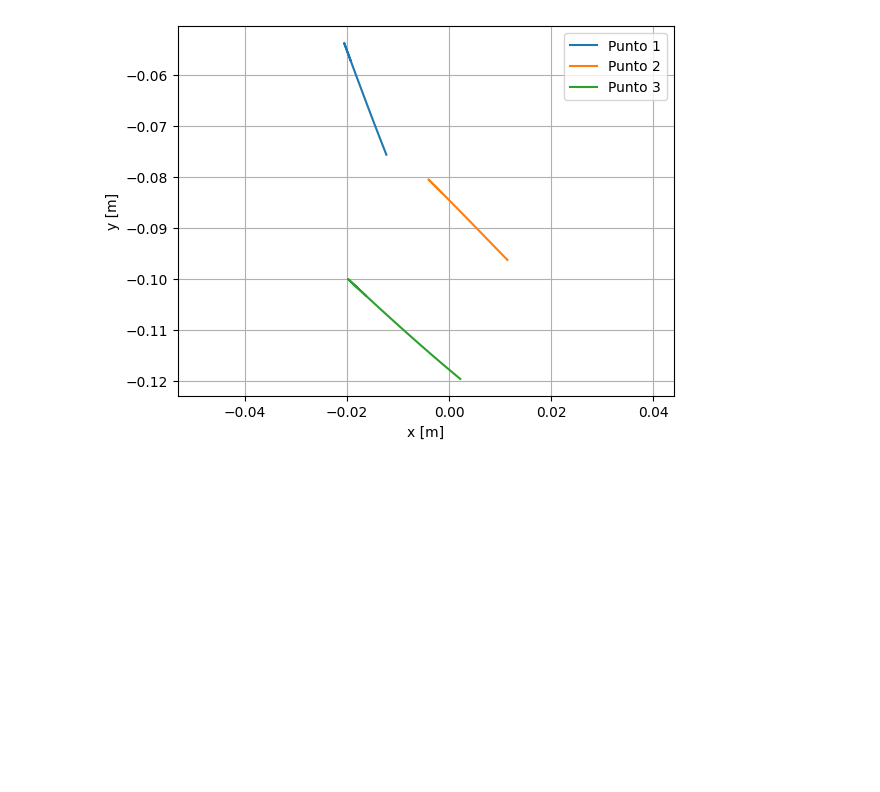
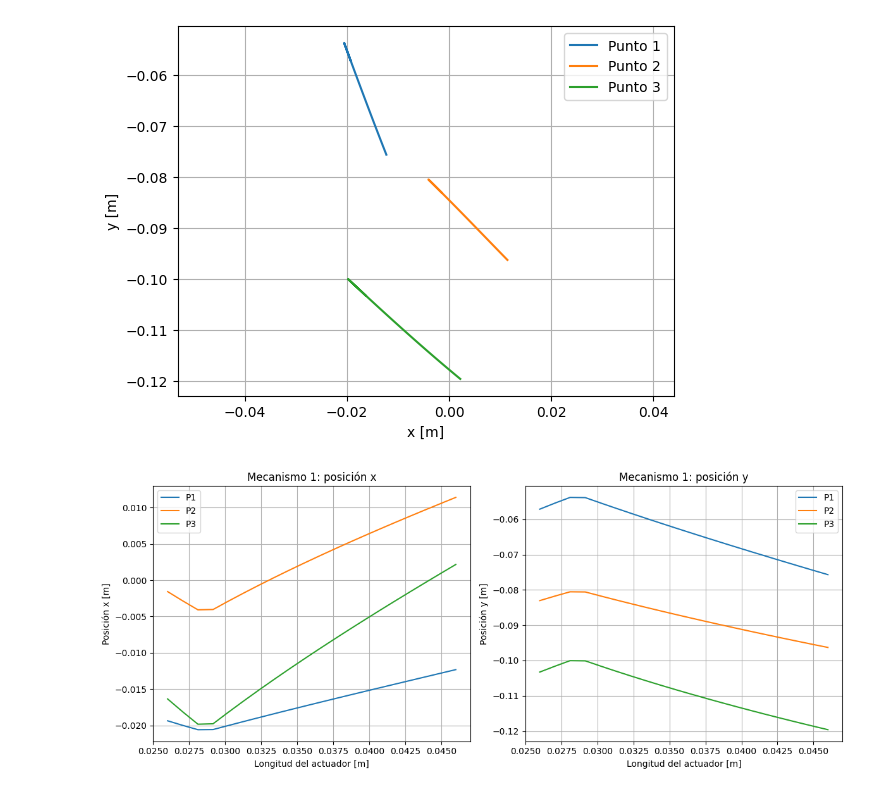
Before and after one commit to JuanPabloSequeraBarrera/Parcial1_dinamica, a Jupyter notebook: parcial1.ipynb, the cells around one changed output. Drawn from its saved outputs; the diff is of its cells as text; code cells hidden in the pictures; blank space fills up the shorter version.

```diff
--- a/parcial1.ipynb
+++ b/parcial1.ipynb
@@ -38,9 +38,9 @@ def posiciones_garra(theta1):
 
         r1 = l1 * A.x
 
-        theta2 = angulo + sympy.acos((r1.dot(N.x)) / l2)
+        theta2 = angulo + sp.acos((r1.dot(N.x)) / l2)
 
-        B = A.orientnew('B', 'Axis', [sympy.pi + theta2, A.z])
+        B = A.orientnew('B', 'Axis', [sp.pi + theta2, A.z])
 
         B4 = B.orientnew('B4', 'Axis', [theta2_4, B.z])
         B5 = B.orientnew('B5', 'Axis', [theta2_5, B.z])
@@ -64,6 +64,10 @@ def posiciones_garra(theta1):
             rsum2.dot(N.y).simplify()
         )
 
+
+
+
+
         # Punto 3
         r1_6 = l1_6 * B6.x
         rsum3 = (r1 + r1_6).express(N).simplify().subs(datos)
@@ -84,7 +88,7 @@ val_theta1 = []
 
 for actuador in valores_de_actuador:
 
-    theta1 = sympy.pi/2 - sympy.acos(
+    theta1 = sp.pi/2 - sp.acos(
         (l2**2 - l1**2 - actuador**2) / (-2*l1*actuador)
     )
 
@@ -92,30 +96,88 @@ for actuador in valores_de_actuador:
     val_theta1.append(float(theta1))
 
 posiciones = posiciones_garra(val_theta1)
 
 posiciones
 
 # Separar las coordenadas de cada punto
 x1 = [float(pos[0][0]) for pos in posiciones]
 y1 = [float(pos[0][1]) for pos in posiciones]
 
 x2 = [float(pos[1][0]) for pos in posiciones]
 y2 = [float(pos[1][1]) for pos in posiciones]
 
 x3 = [float(pos[2][0]) for pos in posiciones]
 y3 = [float(pos[2][1]) for pos in posiciones]
 
 
 # Graficar las 3 trayectorias en una sola gráfica
 plt.plot(x1, y1, label='Punto 1')
 plt.plot(x2, y2, label='Punto 2')
 plt.plot(x3, y3, label='Punto 3')
 
 plt.axis('equal')
 plt.xlabel('x [m]')
 plt.ylabel('y [m]')
 plt.grid()
 plt.legend()
 plt.show()
+
+
+
+# MECANISMO 1 PUNTO C
+
+fig, ejes = plt.subplots(1, 2, figsize=(12, 5))
+
+for numero in range(3):
+
+    ejes[0].plot(
+        valores_de_actuador,
+        [x1, x2, x3][numero],
+        label=f"P{numero + 1}"
+    )
+
+    ejes[1].plot(
+        valores_de_actuador,
+        [y1, y2, y3][numero],
+        label=f"P{numero + 1}"
+    )
+
+ejes[0].set_title("Mecanismo 1: posición x")
+ejes[0].set_ylabel("Posición x [m]")
+
+ejes[1].set_title("Mecanismo 1: posición y")
+ejes[1].set_ylabel("Posición y [m]")
+
+for eje in ejes:
+    eje.set_xlabel("Longitud del actuador [m]")
+    eje.grid(True)
+    eje.legend()
+
+plt.tight_layout()
+plt.show()
+
+# MECANISMO 1 PUNTO D
+
+deltax1 = np.asarray(x3) - np.asarray(x1)
+deltay1 = np.asarray(y3) - np.asarray(y1)
+
+angulo1 = np.arctan2(deltay1, deltax1)
+
+plt.figure(figsize=(8, 5))
+
+plt.plot(
+    valores_de_actuador,
+    angulo1,
+    label="Orientación P1 → P3"
+)
+
+plt.xlabel("Longitud del actuador [m]")
+plt.ylabel("Ángulo respecto al eje x [rad]")
+plt.title("Mecanismo 1: orientación de la garra")
+plt.grid(True)
+plt.legend()
+plt.tight_layout()
+plt.show()
 # %% [output]
 [figure]
+[figure, added]
```
Also changed, not shown: parts of 4 cells of this notebook, 1 other file.
